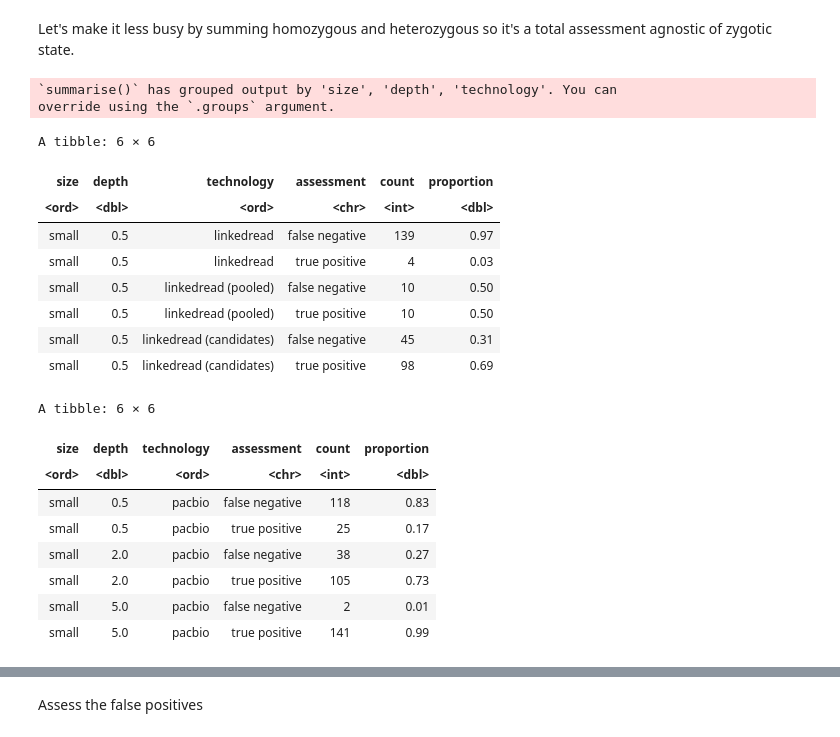
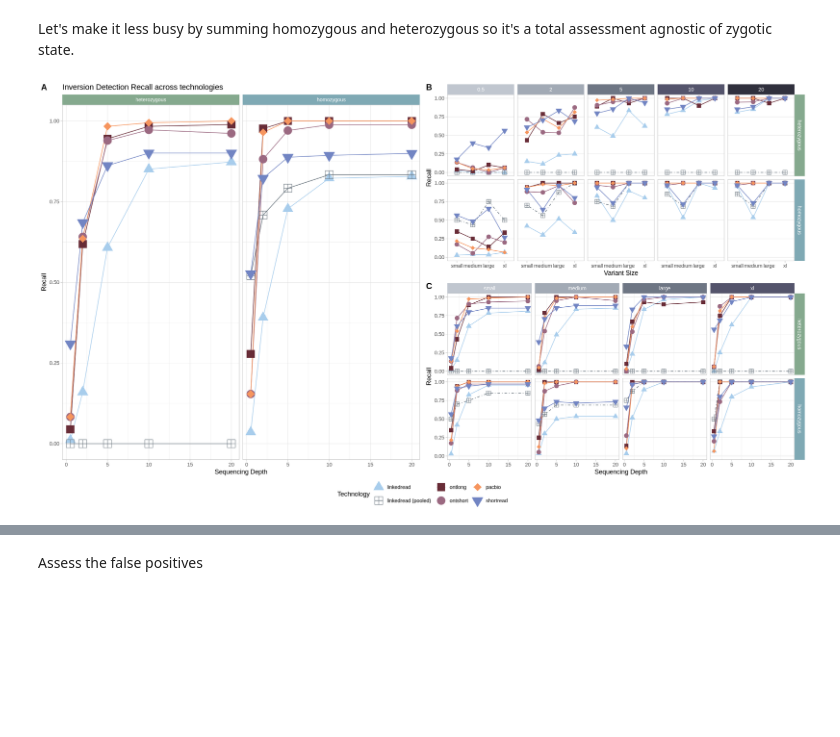
Before and after one commit to pdimens/haplotagging_simulations, a Jupyter notebook: compare_called_inversions.ipynb, the cells around one changed output, grey strips where cells are left out. Drawn from its saved outputs; the diff is of its cells as text; code cells hidden in the pictures; blank space fills up the shorter version.

```diff
--- a/compare_called_inversions.ipynb
+++ b/compare_called_inversions.ipynb
@@ -322,36 +427,12 @@ What does it look like when we compare the performance of hom/het within and acr
 How does this look with false positives?
 # %% [markdown]
 Let's make it less busy by summing homozygous and heterozygous so it's a total assessment agnostic of zygotic state.
-# %%
-samples_consolidated <- filter(samples, assessment != "true negative") %>%
-    group_by(size, depth, technology, assessment) %>%
-        summarise(count = sum(count)) %>%
-        mutate(
-            proportion = round(count/sum(count),2)
-        ) %>% ungroup()
-head(samples_consolidated)
-# %% [output]
-`summarise()` has grouped output by 'size', 'depth', 'technology'. You can
-override using the `.groups` argument.
-A tibble: 6 × 6
-| size | depth | technology | assessment | count | proportion |
-| <ord> | <dbl> | <ord> | <chr> | <int> | <dbl> |
-| small | 0.5 | linkedread | false negative | 139 | 0.97 |
-| small | 0.5 | linkedread | true positive | 4 | 0.03 |
-| small | 0.5 | linkedread (pooled) | false negative | 10 | 0.50 |
-| small | 0.5 | linkedread (pooled) | true positive | 10 | 0.50 |
-| small | 0.5 | linkedread (candidates) | false negative | 45 | 0.31 |
-| small | 0.5 | linkedread (candidates) | true positive | 98 | 0.69 |
-# %%
-# sanity check
-head(filter(samples_consolidated, technology == "pacbio"))
-# %% [output]
-A tibble: 6 × 6
-| size | depth | technology | assessment | count | proportion |
-| <ord> | <dbl> | <ord> | <chr> | <int> | <dbl> |
-| small | 0.5 | pacbio | false negative | 118 | 0.83 |
-| small | 0.5 | pacbio | true positive | 25 | 0.17 |
-| small | 2.0 | pacbio | false negative | 38 | 0.27 |
-| small | 2.0 | pacbio | true positive | 105 | 0.73 |
-| small | 5.0 | pacbio | false negative | 2 | 0.01 |
-| small | 5.0 | pacbio | true positive | 141 | 0.99 |
+# %%
+# Source - https://stackoverflow.com/a/18509816
+# Posted by alko989, modified by community. See post 'Timeline' for change history
+# Retrieved 2026-07-31, License - CC BY-SA 4.0
+
+titlecase <- function(x) {
+  substr(x, 1, 1) <- toupper(substr(x, 1, 1))
+  x
+}
@@ -357,0 +512,4 @@ A tibble: 6 × 6
+# %%
+plot_param("recall")
+# %% [output]
+[figure, added]
```
Also changed, not shown: parts of 30 cells of this notebook, 3 other files.
